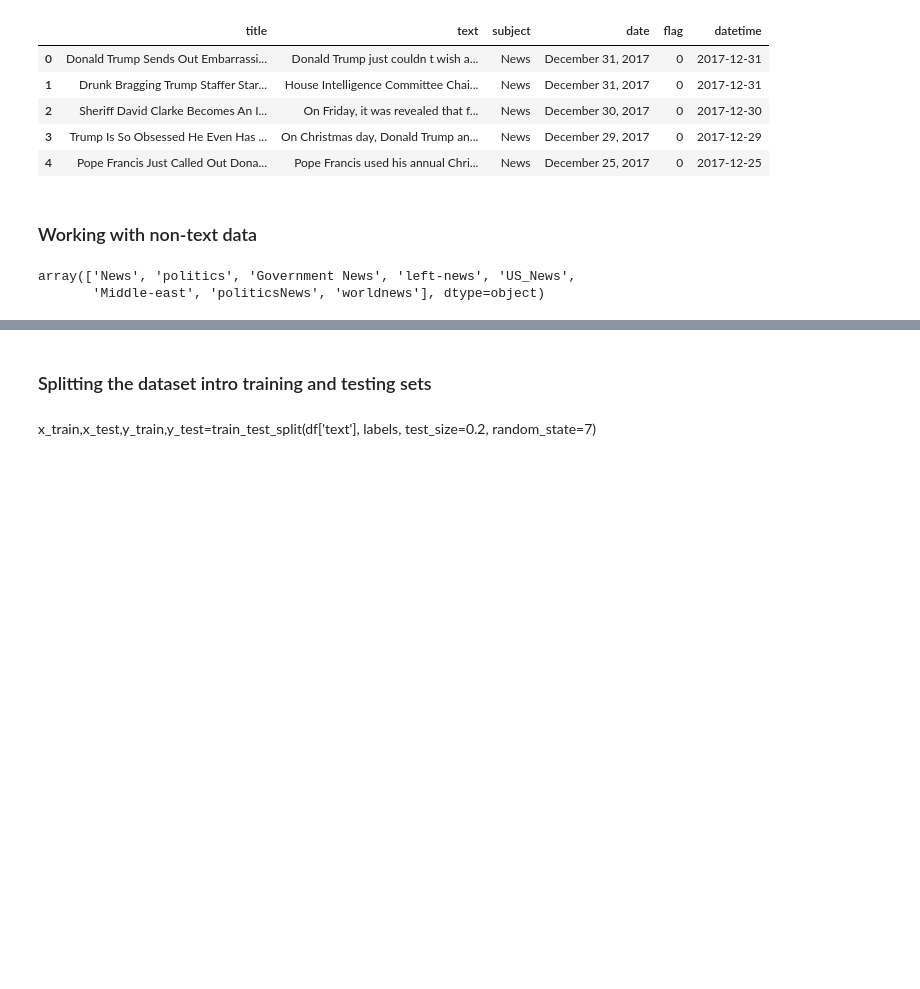
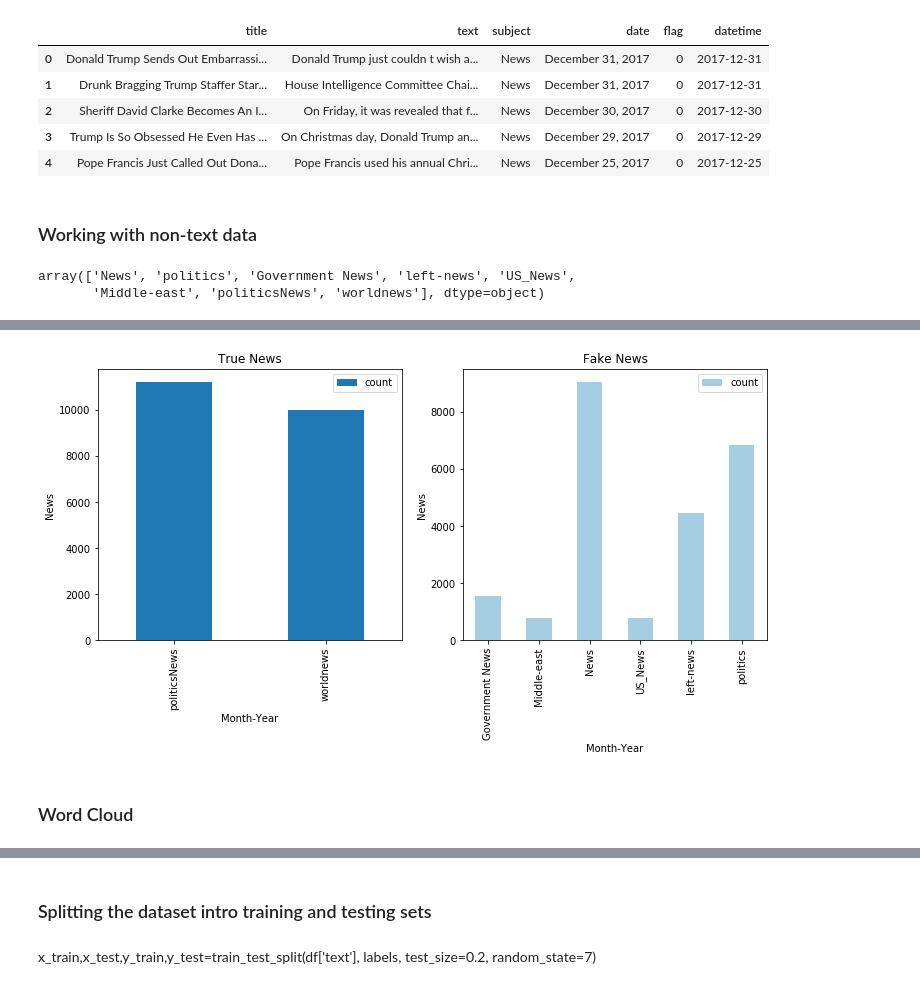
Before and after one commit to Nadinma/Fake_Real_News, a Jupyter notebook: Real_Fake_News_code.ipynb, the cells around one changed output, grey strips where cells are left out. Saved outputs shown, nothing was run; the diff lists cells and outputs as text; code cells hidden in the pictures; blank space fills up the shorter version.

```diff
--- a/Real_Fake_News_code.ipynb
+++ b/Real_Fake_News_code.ipynb
@@ -310,0 +284,6 @@ TypeError: ('2015-03', 0) is not a string
+# %%
+plotting_sub = news_df[['subject', 'flag']]
+plotting_sub = (plotting_sub.groupby(['subject', 'flag']).apply(lambda x: (x['flag'] == 1).count()).reset_index(name='count'))
+# %%
+plotting_sub_0 = plotting_sub[plotting_sub['flag'] == 0]
+plotting_sub_1 = plotting_sub[plotting_sub['flag'] == 1]
@@ -310,0 +326,17 @@ TypeError: ('2015-03', 0) is not a string
+# %%
+fig, ax = plt.subplots(nrows=1, ncols=2, figsize=(12, 5))
+plotting_sub_1.plot.bar(ax=ax[0], x='subject', y='count')
+ax[0].set_title('True News')
+ax[0].set_xlabel('Month-Year')
+ax[0].set_ylabel('News')
+
+plotting_sub_0.plot.bar(ax=ax[1], x='subject', y='count', colormap='Paired')
+ax[1].set_title('Fake News')
+ax[1].set_xlabel('Month-Year')
+ax[1].set_ylabel('News')
+
+plt.show()
+# %% [output]
+[figure, added]
+# %% [markdown]
+### Word Cloud
```
Also changed, not shown: parts of 41 cells of this notebook.
